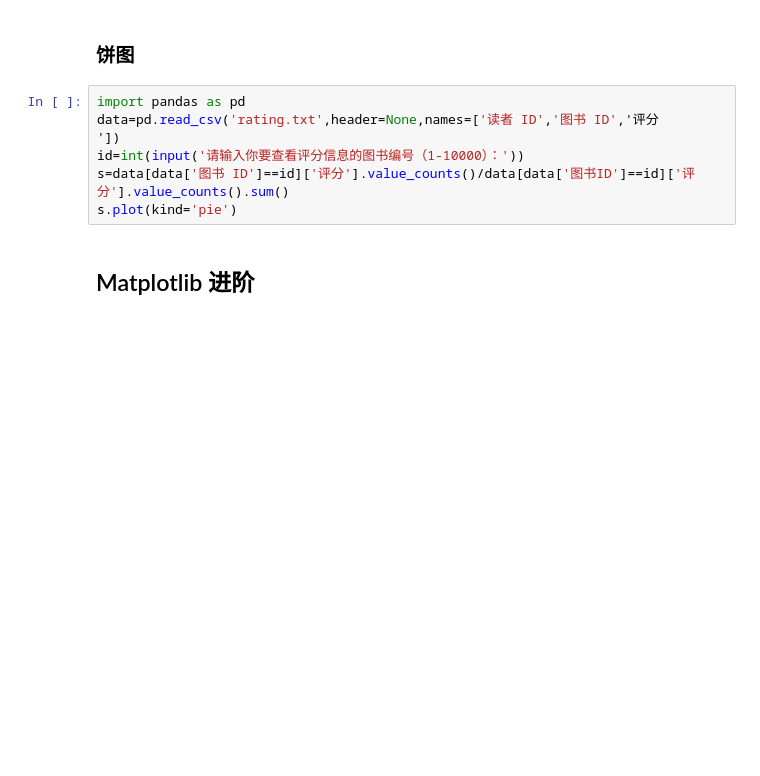
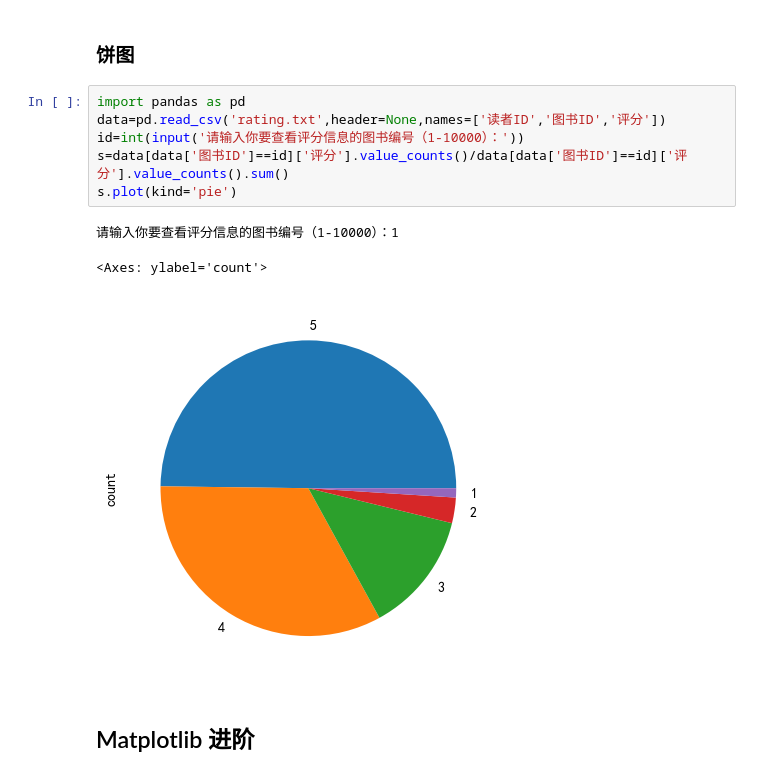
Before and after one commit to wkwbk/ipynb, a Jupyter notebook: 机器学习/课堂代码.ipynb, the cells around one changed output. Cells and saved outputs as stored; diff of their text form; blank space fills up the shorter version.

```diff
--- a/机器学习/课堂代码.ipynb
+++ b/机器学习/课堂代码.ipynb
@@ -203,10 +319,13 @@ data['图书 ID'].value_counts()[:10].plot(kind='bar')
 ### 饼图
 # %%
 import pandas as pd
-data=pd.read_csv('rating.txt',header=None,names=['读者 ID','图书 ID','评分
-'])
+data=pd.read_csv('rating.txt',header=None,names=['读者ID','图书ID','评分'])
 id=int(input('请输入你要查看评分信息的图书编号（1-10000）：'))
-s=data[data['图书 ID']==id]['评分'].value_counts()/data[data['图书ID']==id]['评分'].value_counts().sum()
+s=data[data['图书ID']==id]['评分'].value_counts()/data[data['图书ID']==id]['评分'].value_counts().sum()
 s.plot(kind='pie')
+# %% [output]
+请输入你要查看评分信息的图书编号（1-10000）：1
+<Axes: ylabel='count'>
+[figure, added]
 # %% [markdown]
 ## Matplotlib 进阶
```
Also changed, not shown: parts of 16 cells of this notebook.
